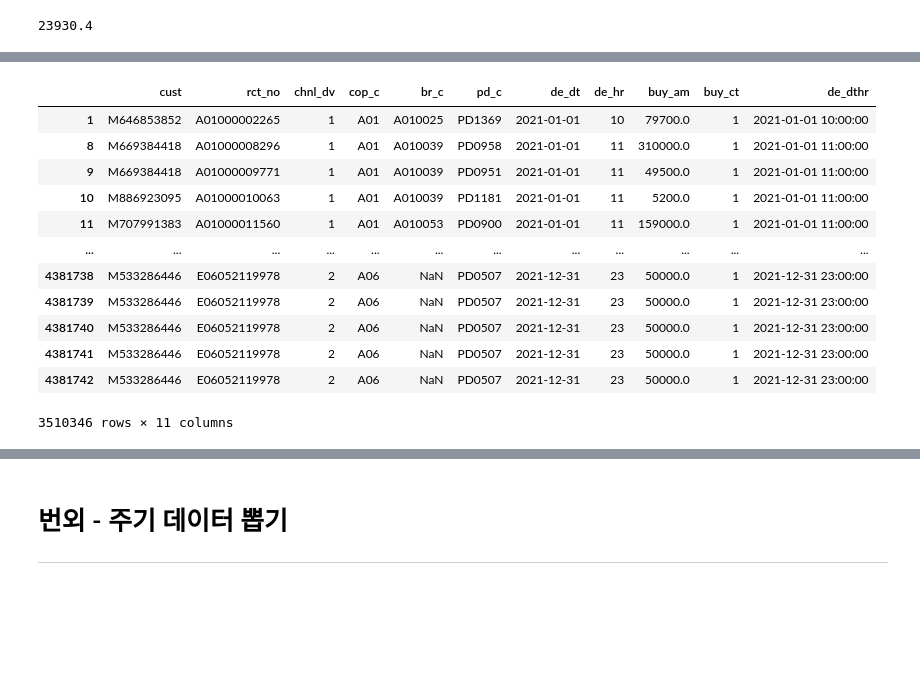
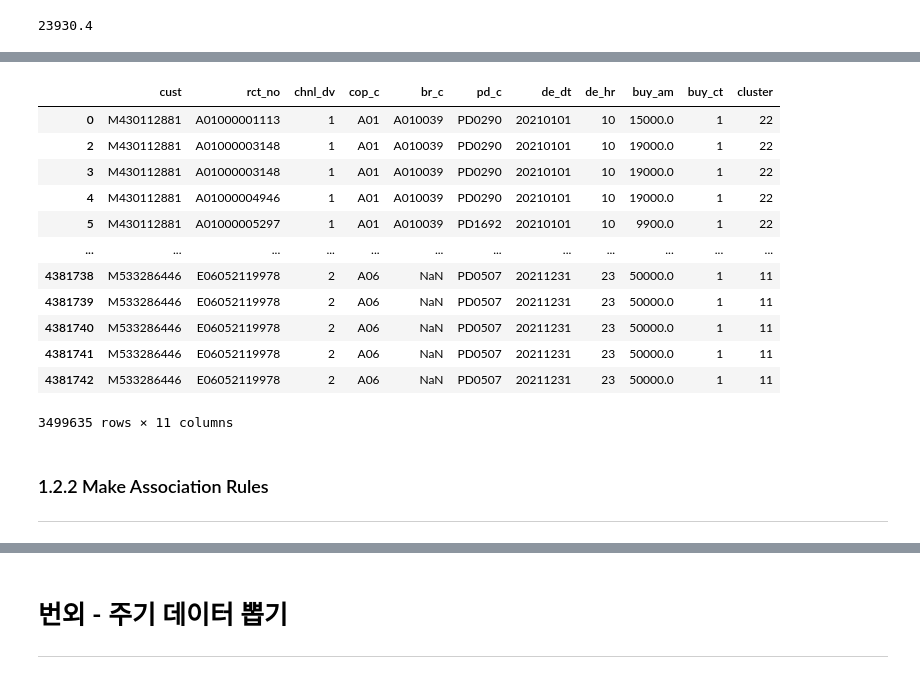
Before and after one commit to osy5882/Lpoint_competition, a Jupyter notebook: assocation_rules/make_rules.ipynb, the cells around one changed output, grey strips where cells are left out. Drawn from its saved outputs; the diff is of its cells as text; code cells hidden in the pictures; blank space fills up the shorter version.

Commit message:
make association rules models 1

```diff
--- a/assocation_rules/make_rules.ipynb
+++ b/assocation_rules/make_rules.ipynb
@@ -256,3 +316,7 @@ memory usage: 934.9+ KB
 df_cust["cust"].nunique()*.8
 # %% [output]
 23930.4
+# %%
+# 군집 샘플 만들기
+df_cust["cluster"] = np.random.choice(range(0,30), df_cust["cust"].nunique())
+df_cust.head()
@@ -274,19 +345,19 @@ def split_train_test_cust(df, ratio, col_name="cust"):
 
     return train_cust, test_cust
 # %%
-df_train, df_test = split_train_test_cust(df_prch, .2)
+df_train, df_test = split_train_test_cust(df_prch.merge(df_cust[["cust","cluster"]], "left", "cust"), .2)
 df_train
 # %% [output]
-|  | cust | rct_no | chnl_dv | cop_c | br_c | pd_c | de_dt | de_hr | buy_am | buy_ct | de_dthr |
-| 1 | M646853852 | A01000002265 | 1 | A01 | A010025 | PD1369 | 2021-01-01 | 10 | 79700.0 | 1 | 2021-01-01 10:00:00 |
-| 8 | M669384418 | A01000008296 | 1 | A01 | A010039 | PD0958 | 2021-01-01 | 11 | 310000.0 | 1 | 2021-01-01 11:00:00 |
-| 9 | M669384418 | A01000009771 | 1 | A01 | A010039 | PD0951 | 2021-01-01 | 11 | 49500.0 | 1 | 2021-01-01 11:00:00 |
-| 10 | M886923095 | A01000010063 | 1 | A01 | A010039 | PD1181 | 2021-01-01 | 11 | 5200.0 | 1 | 2021-01-01 11:00:00 |
-| 11 | M707991383 | A01000011560 | 1 | A01 | A010053 | PD0900 | 2021-01-01 | 11 | 159000.0 | 1 | 2021-01-01 11:00:00 |
+|  | cust | rct_no | chnl_dv | cop_c | br_c | pd_c | de_dt | de_hr | buy_am | buy_ct | cluster |
+| 0 | M430112881 | A01000001113 | 1 | A01 | A010039 | PD0290 | 20210101 | 10 | 15000.0 | 1 | 22 |
+| 2 | M430112881 | A01000003148 | 1 | A01 | A010039 | PD0290 | 20210101 | 10 | 19000.0 | 1 | 22 |
+| 3 | M430112881 | A01000003148 | 1 | A01 | A010039 | PD0290 | 20210101 | 10 | 19000.0 | 1 | 22 |
+| 4 | M430112881 | A01000004946 | 1 | A01 | A010039 | PD0290 | 20210101 | 10 | 19000.0 | 1 | 22 |
+| 5 | M430112881 | A01000005297 | 1 | A01 | A010039 | PD1692 | 20210101 | 10 | 9900.0 | 1 | 22 |
 | ... | ... | ... | ... | ... | ... | ... | ... | ... | ... | ... | ... |
-| 4381738 | M533286446 | E06052119978 | 2 | A06 | NaN | PD0507 | 2021-12-31 | 23 | 50000.0 | 1 | 2021-12-31 23:00:00 |
-| 4381739 | M533286446 | E06052119978 | 2 | A06 | NaN | PD0507 | 2021-12-31 | 23 | 50000.0 | 1 | 2021-12-31 23:00:00 |
-| 4381740 | M533286446 | E06052119978 | 2 | A06 | NaN | PD0507 | 2021-12-31 | 23 | 50000.0 | 1 | 2021-12-31 23:00:00 |
-| 4381741 | M533286446 | E06052119978 | 2 | A06 | NaN | PD0507 | 2021-12-31 | 23 | 50000.0 | 1 | 2021-12-31 23:00:00 |
-| 4381742 | M533286446 | E06052119978 | 2 | A06 | NaN | PD0507 | 2021-12-31 | 23 | 50000.0 | 1 | 2021-12-31 23:00:00 |
+| 4381738 | M533286446 | E06052119978 | 2 | A06 | NaN | PD0507 | 20211231 | 23 | 50000.0 | 1 | 11 |
+| 4381739 | M533286446 | E06052119978 | 2 | A06 | NaN | PD0507 | 20211231 | 23 | 50000.0 | 1 | 11 |
+| 4381740 | M533286446 | E06052119978 | 2 | A06 | NaN | PD0507 | 20211231 | 23 | 50000.0 | 1 | 11 |
+| 4381741 | M533286446 | E06052119978 | 2 | A06 | NaN | PD0507 | 20211231 | 23 | 50000.0 | 1 | 11 |
+| 4381742 | M533286446 | E06052119978 | 2 | A06 | NaN | PD0507 | 20211231 | 23 | 50000.0 | 1 | 11 |
-3510346 rows × 11 columns
+3499635 rows × 11 columns
@@ -294,0 +364,3 @@ df_prch
+# %% [markdown]
+### 1.2.2 Make Association Rules
+---
```
Also changed, not shown: parts of 26 cells of this notebook.
